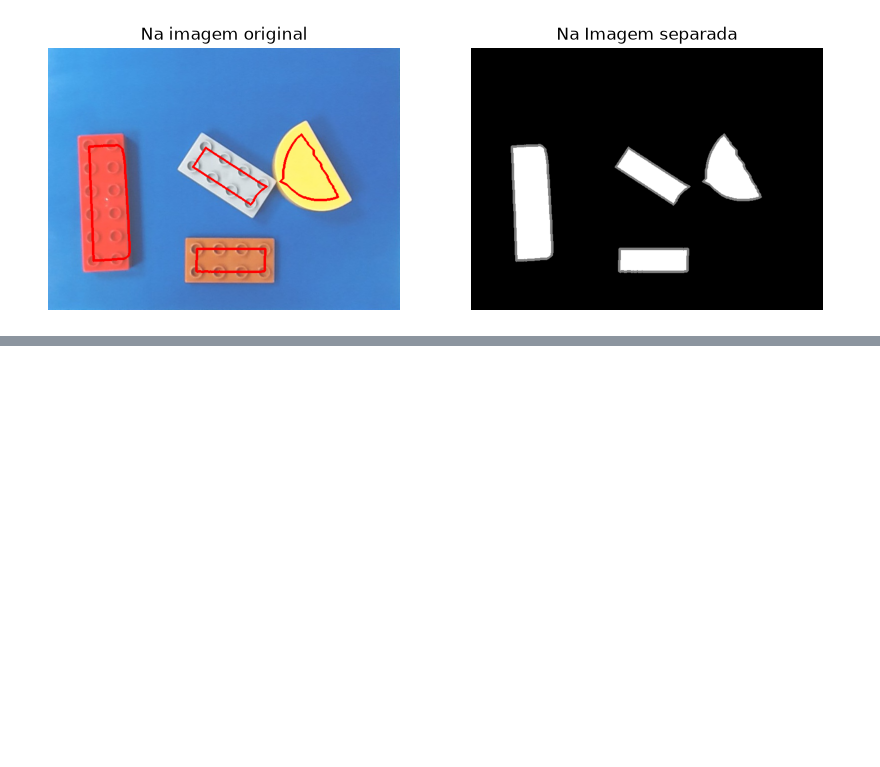
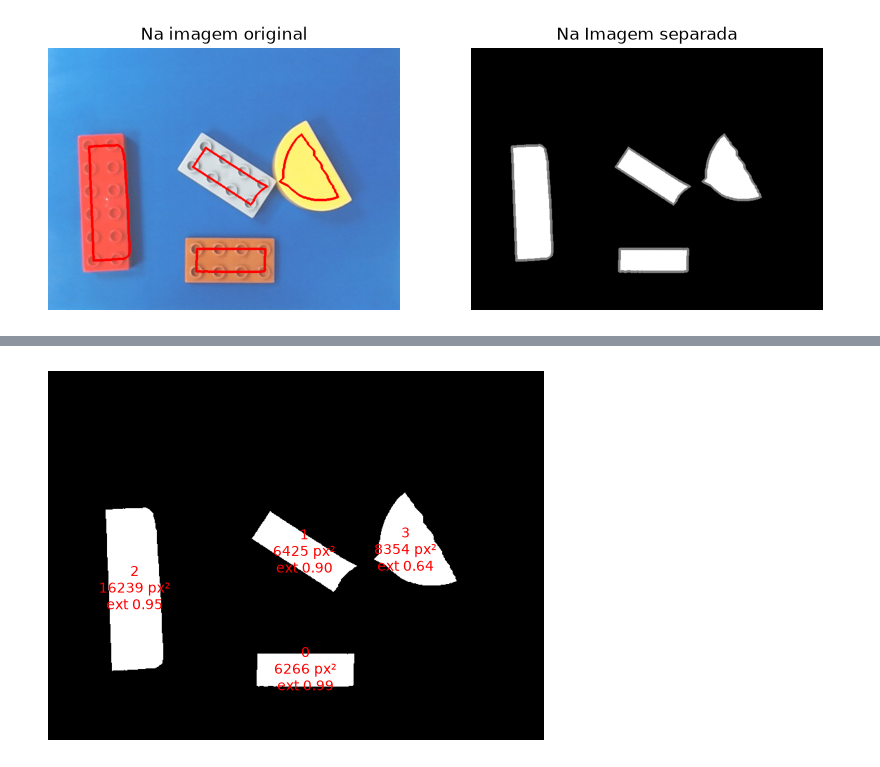
Before and after one commit to beatizisjesus-ctrl/PIV_TP1, a Jupyter notebook: PIV_TP1.ipynb, the cells around one changed output, grey strips where cells are left out. Cells and saved outputs as stored; diff of their text form; code cells hidden in the pictures; blank space fills up the shorter version.

```diff
--- a/PIV_TP1.ipynb
+++ b/PIV_TP1.ipynb
@@ -221,2 +188,17 @@ plt.show()
+# %%
+contourArea = [cv2.contourArea(c) for c in contornos]
+
+plt.imshow(treino_sep[6], cmap="gray")
+for k, (r, area) in enumerate(zip(minAreas, contourArea)):
+    (cx, cy), (w, h), ang = r
+    plt.text(cx, cy, "%d\n%.0f px²\next %.2f" % (k, area, area / (w * h)),
+             color="red", fontsize=10, ha="center", va="center")
+plt.axis("off")
+plt.show()
+# número do objeto
+# área do contorno em pixeis
+# extensão = área / área do retângulo rodado
+# %% [output]
+[figure, added]
 # %%
 # Classificação
```
Also changed, not shown: parts of 7 cells of this notebook.
